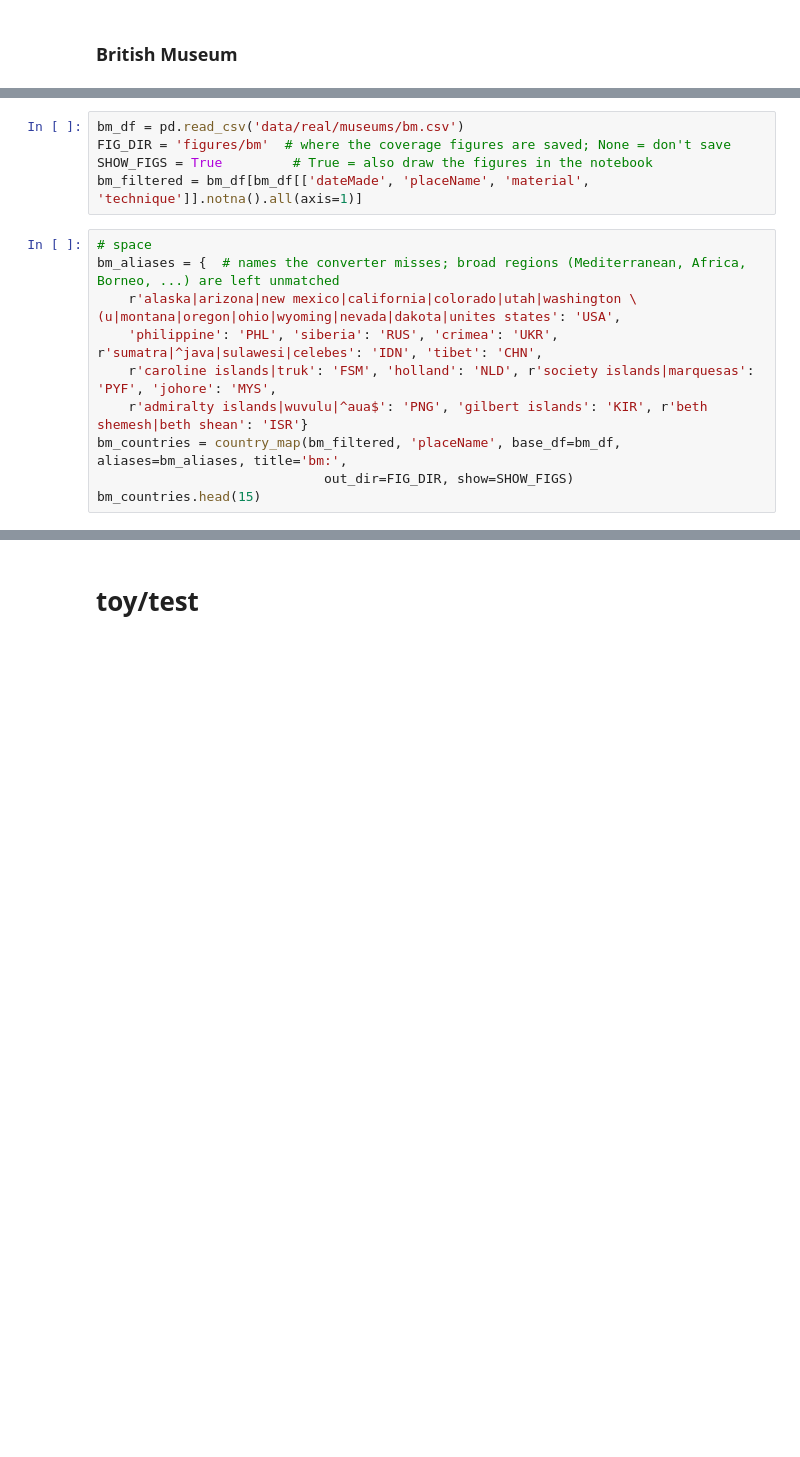
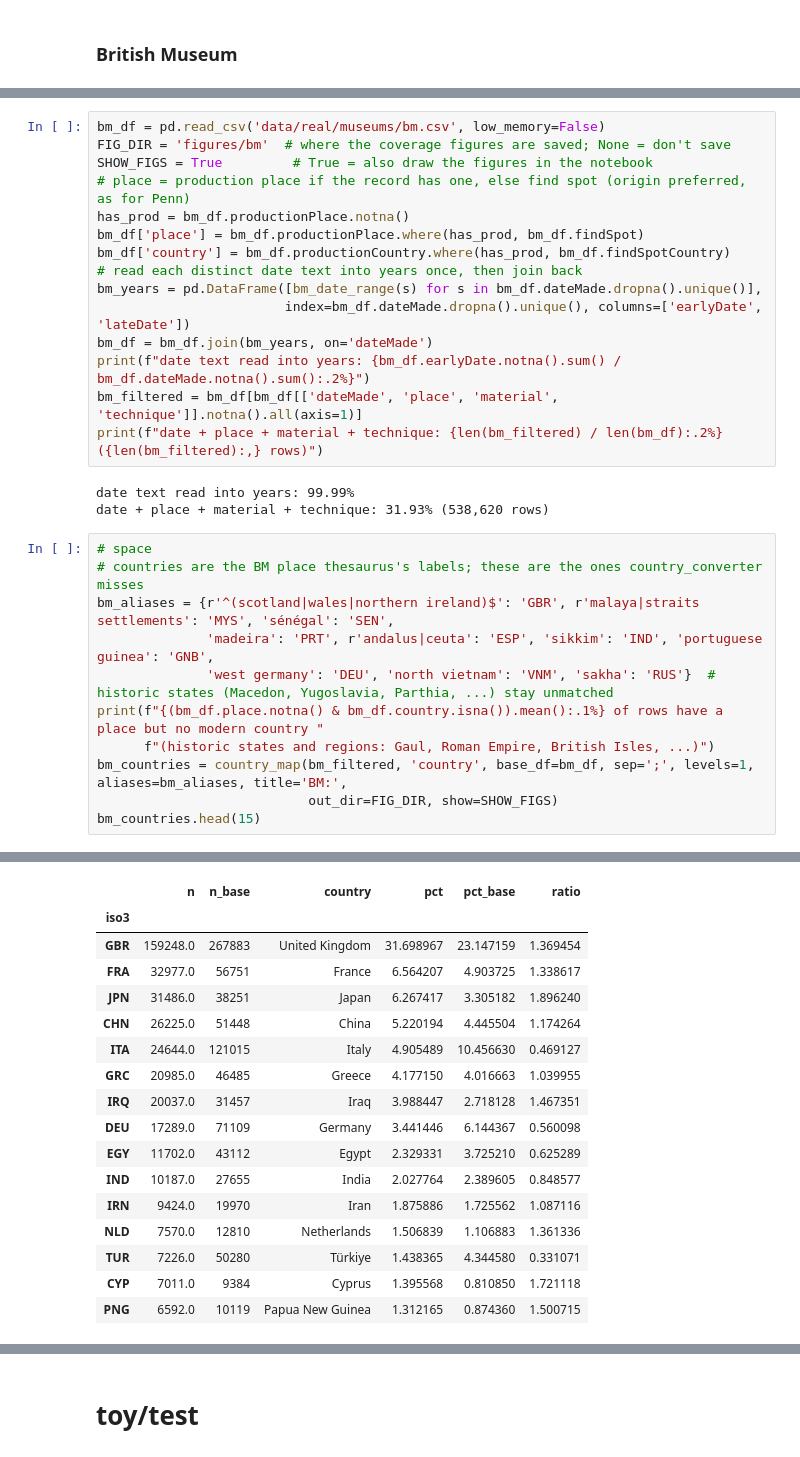
Before and after one commit to caleb-chandler/complexity_index, a Jupyter notebook: data_eval.ipynb, the cells around one changed output, grey strips where cells are left out. Cells and saved outputs as stored; diff of their text form; blank space fills up the shorter version.

```diff
--- a/data_eval.ipynb
+++ b/data_eval.ipynb
@@ -246,15 +298,30 @@ filtered: 15,922 rows with a numeric date, 6 dated after 2026 dropped
 # %%
-bm_df = pd.read_csv('data/real/museums/bm.csv')
+bm_df = pd.read_csv('data/real/museums/bm.csv', low_memory=False)
 FIG_DIR = 'figures/bm'  # where the coverage figures are saved; None = don't save
 SHOW_FIGS = True         # True = also draw the figures in the notebook
-bm_filtered = bm_df[bm_df[['dateMade', 'placeName', 'material', 'technique']].notna().all(axis=1)]
+# place = production place if the record has one, else find spot (origin preferred, as for Penn)
+has_prod = bm_df.productionPlace.notna()
+bm_df['place'] = bm_df.productionPlace.where(has_prod, bm_df.findSpot)
+bm_df['country'] = bm_df.productionCountry.where(has_prod, bm_df.findSpotCountry)
+# read each distinct date text into years once, then join back
+bm_years = pd.DataFrame([bm_date_range(s) for s in bm_df.dateMade.dropna().unique()],
+                        index=bm_df.dateMade.dropna().unique(), columns=['earlyDate', 'lateDate'])
+bm_df = bm_df.join(bm_years, on='dateMade')
+print(f"date text read into years: {bm_df.earlyDate.notna().sum() / bm_df.dateMade.notna().sum():.2%}")
+bm_filtered = bm_df[bm_df[['dateMade', 'place', 'material', 'technique']].notna().all(axis=1)]
+print(f"date + place + material + technique: {len(bm_filtered) / len(bm_df):.2%} ({len(bm_filtered):,} rows)")
+# %% [output]
+date text read into years: 99.99%
+date + place + material + technique: 31.93% (538,620 rows)
 # %%
 # space
-bm_aliases = {  # names the converter misses; broad regions (Mediterranean, Africa, Borneo, ...) are left unmatched
-    r'alaska|arizona|new mexico|california|colorado|utah|washington \(u|montana|oregon|ohio|wyoming|nevada|dakota|unites states': 'USA',
-    'philippine': 'PHL', 'siberia': 'RUS', 'crimea': 'UKR', r'sumatra|^java|sulawesi|celebes': 'IDN', 'tibet': 'CHN',
-    r'caroline islands|truk': 'FSM', 'holland': 'NLD', r'society islands|marquesas': 'PYF', 'johore': 'MYS',
-    r'admiralty islands|wuvulu|^aua$': 'PNG', 'gilbert islands': 'KIR', r'beth shemesh|beth shean': 'ISR'}
-bm_countries = country_map(bm_filtered, 'placeName', base_df=bm_df, aliases=bm_aliases, title='bm:',
-                             out_dir=FIG_DIR, show=SHOW_FIGS)
+# countries are the BM place thesaurus's labels; these are the ones country_converter misses
+bm_aliases = {r'^(scotland|wales|northern ireland)$': 'GBR', r'malaya|straits settlements': 'MYS', 'sénégal': 'SEN',
+              'madeira': 'PRT', r'andalus|ceuta': 'ESP', 'sikkim': 'IND', 'portuguese guinea': 'GNB',
+              'west germany': 'DEU', 'north vietnam': 'VNM', 'sakha': 'RUS'}  # historic states (Macedon, Yugoslavia, Parthia, ...) stay unmatched
+print(f"{(bm_df.place.notna() & bm_df.country.isna()).mean():.1%} of rows have a place but no modern country "
+      f"(historic states and regions: Gaul, Roman Empire, British Isles, ...)")
+bm_countries = country_map(bm_filtered, 'country', base_df=bm_df, sep=';', levels=1, aliases=bm_aliases, title='BM:',
+                           out_dir=FIG_DIR, show=SHOW_FIGS)
 bm_countries.head(15)
+# %% [output]
@@ -261,2 +331,19 @@ bm_countries.head(15)
+|  | n | n_base | country | pct | pct_base | ratio |
+| iso3 |  |  |  |  |  |  |
+| GBR | 159248.0 | 267883 | United Kingdom | 31.698967 | 23.147159 | 1.369454 |
+| FRA | 32977.0 | 56751 | France | 6.564207 | 4.903725 | 1.338617 |
+| JPN | 31486.0 | 38251 | Japan | 6.267417 | 3.305182 | 1.896240 |
+| CHN | 26225.0 | 51448 | China | 5.220194 | 4.445504 | 1.174264 |
+| ITA | 24644.0 | 121015 | Italy | 4.905489 | 10.456630 | 0.469127 |
+| GRC | 20985.0 | 46485 | Greece | 4.177150 | 4.016663 | 1.039955 |
+| IRQ | 20037.0 | 31457 | Iraq | 3.988447 | 2.718128 | 1.467351 |
+| DEU | 17289.0 | 71109 | Germany | 3.441446 | 6.144367 | 0.560098 |
+| EGY | 11702.0 | 43112 | Egypt | 2.329331 | 3.725210 | 0.625289 |
+| IND | 10187.0 | 27655 | India | 2.027764 | 2.389605 | 0.848577 |
+| IRN | 9424.0 | 19970 | Iran | 1.875886 | 1.725562 | 1.087116 |
+| NLD | 7570.0 | 12810 | Netherlands | 1.506839 | 1.106883 | 1.361336 |
+| TUR | 7226.0 | 50280 | Türkiye | 1.438365 | 4.344580 | 0.331071 |
+| CYP | 7011.0 | 9384 | Cyprus | 1.395568 | 0.810850 | 1.721118 |
+| PNG | 6592.0 | 10119 | Papua New Guinea | 1.312165 | 0.874360 | 1.500715 |
 # %%
 # time
```
Also changed, not shown: parts of 4 cells of this notebook, 3 other files.
